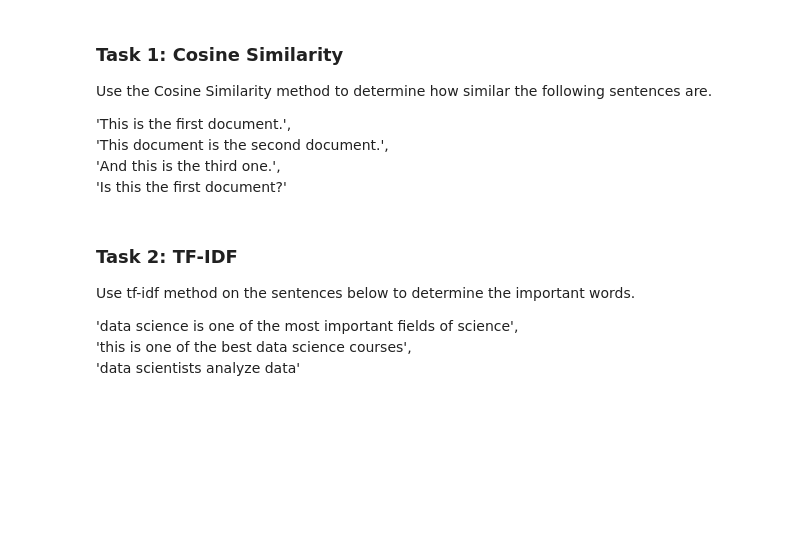
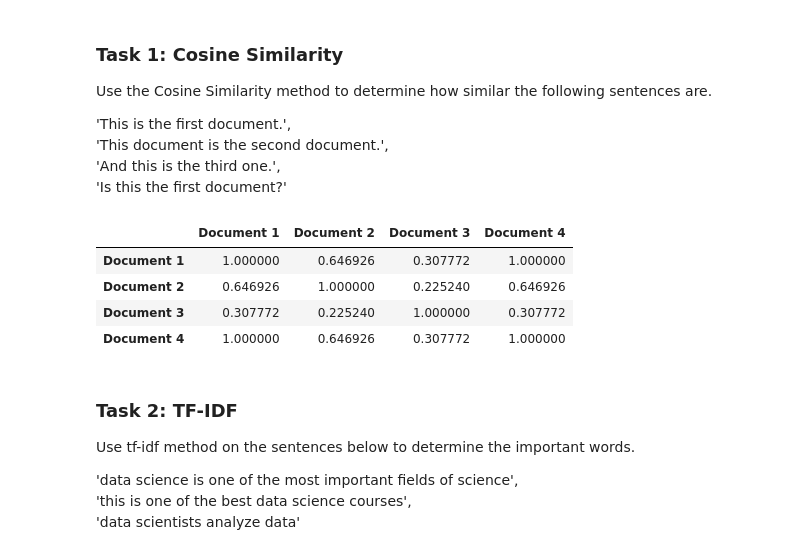
Before and after one commit to ManarAlmusalam-uni/NLP-Lab5, a Jupyter notebook: Lab5_Text_Representation_2.ipynb, the cells around one changed output. Saved outputs shown, nothing was run; the diff lists cells and outputs as text; code cells hidden in the pictures; blank space fills up the shorter version.

```diff
--- a/Lab5_Text_Representation_2.ipynb
+++ b/Lab5_Text_Representation_2.ipynb
@@ -206,3 +265,30 @@ Use the Cosine Similarity method to determine how similar the following sentence
+# %%
+sentences = [
+    'This is the first document.',
+    'This document is the second document.',
+    'And this is the third one.',
+    'Is this the first document?'
+]
+# %%
+tfidf = TfidfVectorizer()
+vector_matrix = tfidf.fit_transform(sentences)
+# %%
+cosine_similarity_matrix = cosine_similarity(vector_matrix)
+# %%
+
+df_cosine = pd.DataFrame(
+    cosine_similarity_matrix,
+    index=['Document 1', 'Document 2', 'Document 3', 'Document 4'],
+    columns=['Document 1', 'Document 2', 'Document 3', 'Document 4']
+)
+
+df_cosine
+# %% [output]
+|  | Document 1 | Document 2 | Document 3 | Document 4 |
+| Document 1 | 1.000000 | 0.646926 | 0.307772 | 1.000000 |
+| Document 2 | 0.646926 | 1.000000 | 0.225240 | 0.646926 |
+| Document 3 | 0.307772 | 0.225240 | 1.000000 | 0.307772 |
+| Document 4 | 1.000000 | 0.646926 | 0.307772 | 1.000000 |
 # %% [markdown]
 ### Task 2: TF-IDF
 Use tf-idf method on the sentences below to determine the important words.
```
Also changed, not shown: parts of 28 cells of this notebook.
